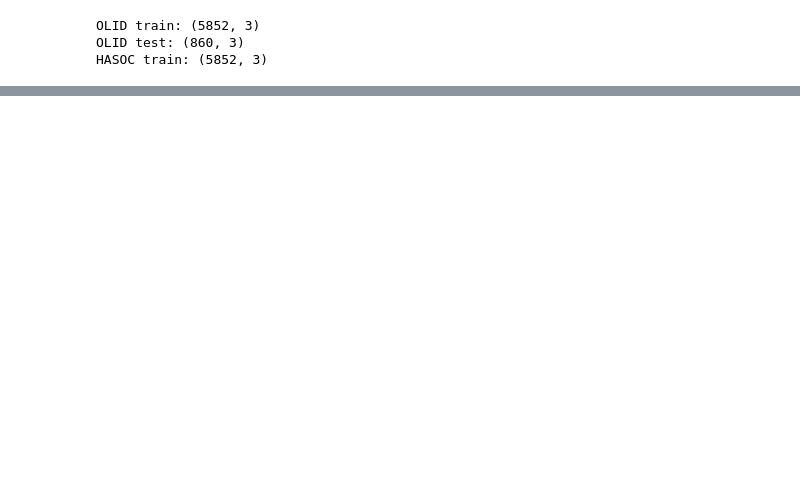
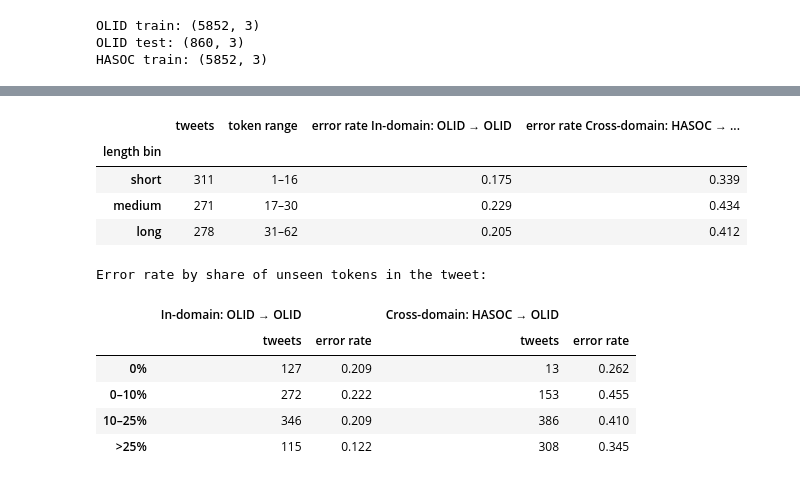
Before and after one commit to s4ddo/subjective-assignment-3, a Jupyter notebook: CNN.ipynb, the cells around one changed output, grey strips where cells are left out. Saved outputs shown, nothing was run; the diff lists cells and outputs as text; code cells hidden in the pictures; blank space fills up the shorter version.

```diff
--- a/CNN.ipynb
+++ b/CNN.ipynb
@@ -239,0 +328,62 @@ False negatives: 152
+# %%
+# Per tweet: mean prediction over seeds and number of seeds that got it wrong
+cnn_errors = olid_test[["id", "text", "labels"]].copy()
+cnn_errors["tokens"] = cnn_test_tokens.map(len)
+
+for key, setup in CNN_SETUPS.items():
+    predictions = np.column_stack([cnn_runs[key, seed]["prediction"].values for seed in CNN_SEEDS])
+    cnn_errors[f"{key}_wrong"] = (predictions != cnn_errors["labels"].values[:, None]).sum(axis=1)
+
+    train_vocab = {token for tweet in setup["train"]["text"].map(cnn_tokens) for token in tweet}
+    cnn_errors[f"{key}_unseen"] = cnn_test_tokens.map(
+        lambda tweet: np.mean([token not in train_vocab for token in tweet]) if tweet else 0.0
+    )
+
+n_seeds = len(CNN_SEEDS)
+gold_off = cnn_errors["labels"] == 1
+
+# 1. False positive / false negative rates (mean over seeds)
+print("Error rates (mean over seeds):")
+for key, setup in CNN_SETUPS.items():
+    fp_rate = cnn_errors.loc[~gold_off, f"{key}_wrong"].sum() / (n_seeds * (~gold_off).sum())
+    fn_rate = cnn_errors.loc[gold_off, f"{key}_wrong"].sum() / (n_seeds * gold_off.sum())
+    always_wrong = (cnn_errors[f"{key}_wrong"] == n_seeds).sum()
+    print(f"  {setup['name']:28} FP rate (gold NOT -> OFF): {fp_rate:.3f} | "
+          f"FN rate (gold OFF -> NOT): {fn_rate:.3f} | wrong in all {n_seeds} seeds: {always_wrong} tweets")
+
+in_always = cnn_errors["in_domain_wrong"] == n_seeds
+cross_always = cnn_errors["cross_domain_wrong"] == n_seeds
+in_never = cnn_errors["in_domain_wrong"] == 0
+cross_never = cnn_errors["cross_domain_wrong"] == 0
+print(f"\nWrong in all seeds in both setups: {(in_always & cross_always).sum()} tweets")
+print(f"Always right in-domain, always wrong cross-domain: {(in_never & cross_always).sum()} tweets "
+      f"(gold OFF: {(in_never & cross_always & gold_off).sum()})")
+print(f"Always wrong in-domain, always right cross-domain: {(in_always & cross_never).sum()} tweets "
+      f"(gold OFF: {(in_always & cross_never & gold_off).sum()})")
+
+# 2. Error rate by tweet length (token-count tertiles of the test set)
+cnn_errors["length bin"] = pd.qcut(cnn_errors["tokens"], 3, labels=["short", "medium", "long"])
+length_table = pd.DataFrame({
+    "tweets": cnn_errors.groupby("length bin", observed=True).size(),
+    "token range": cnn_errors.groupby("length bin", observed=True)["tokens"].agg(lambda s: f"{s.min()}–{s.max()}"),
+    **{
+        f"error rate {setup['name']}": cnn_errors.groupby("length bin", observed=True)[f"{key}_wrong"].mean() / n_seeds
+        for key, setup in CNN_SETUPS.items()
+    },
+})
+print("\nError rate by tweet length:")
+display(length_table.round(3))
+
+# 3. Error rate by share of the tweet's tokens that never occur in the training set
+unseen_bins = [-0.001, 0.0, 0.1, 0.25, 1.0]
+unseen_labels = ["0%", "0–10%", "10–25%", ">25%"]
+unseen_tables = []
+for key, setup in CNN_SETUPS.items():
+    bins = pd.cut(cnn_errors[f"{key}_unseen"], unseen_bins, labels=unseen_labels)
+    unseen_tables.append(pd.DataFrame({
+        (setup["name"], "tweets"): cnn_errors.groupby(bins, observed=False).size(),
+        (setup["name"], "error rate"): cnn_errors.groupby(bins, observed=False)[f"{key}_wrong"].mean() / n_seeds,
+    }))
+print("Error rate by share of unseen tokens in the tweet:")
+display(pd.concat(unseen_tables, axis=1).round(3))
+# %% [output]
@@ -239,0 +399,12 @@ False negatives: 152
+|  | tweets | token range | error rate In-domain: OLID → OLID | error rate Cross-domain: HASOC → ... |
+| length bin |  |  |  |  |
+| short | 311 | 1–16 | 0.175 | 0.339 |
+| medium | 271 | 17–30 | 0.229 | 0.434 |
+| long | 278 | 31–62 | 0.205 | 0.412 |
+Error rate by share of unseen tokens in the tweet:
+|  | In-domain: OLID → OLID |  | Cross-domain: HASOC → OLID |  |
+|  | tweets | error rate | tweets | error rate |
+| 0% | 127 | 0.209 | 13 | 0.262 |
+| 0–10% | 272 | 0.222 | 153 | 0.455 |
+| 10–25% | 346 | 0.209 | 386 | 0.410 |
+| >25% | 115 | 0.122 | 308 | 0.345 |
```
Also changed, not shown: parts of 13 cells of this notebook, 10 other files.
